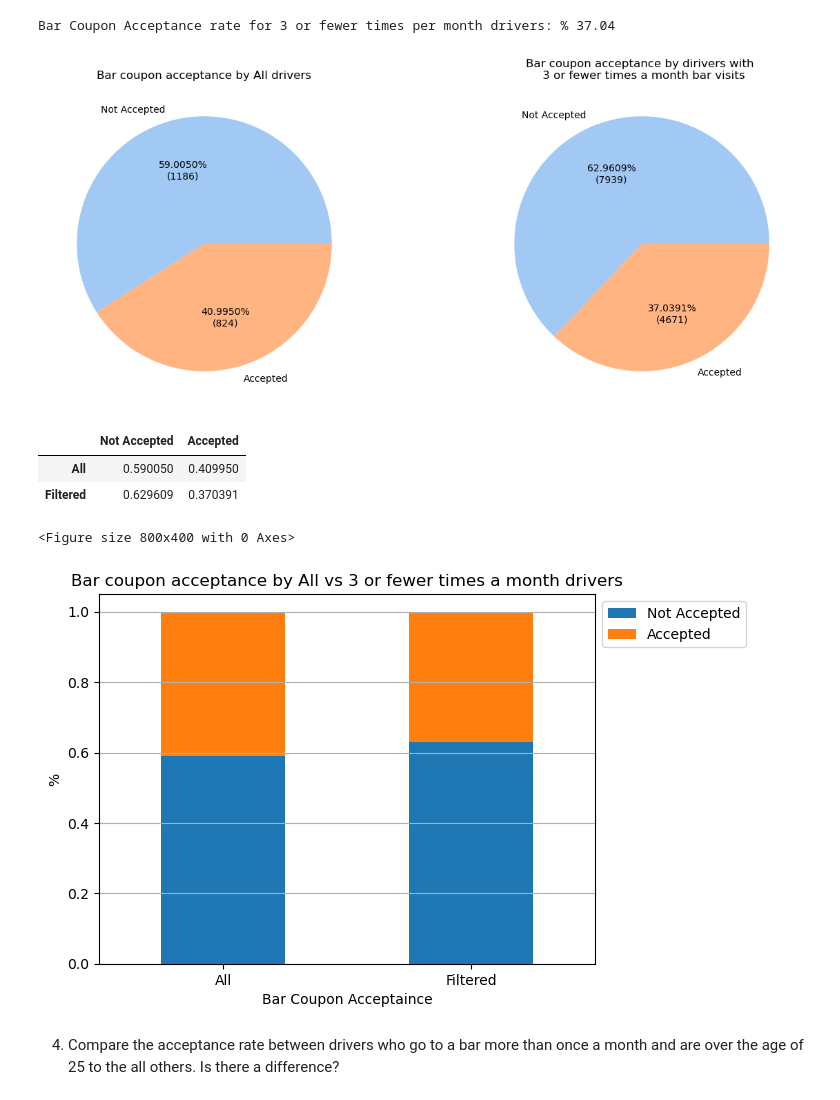
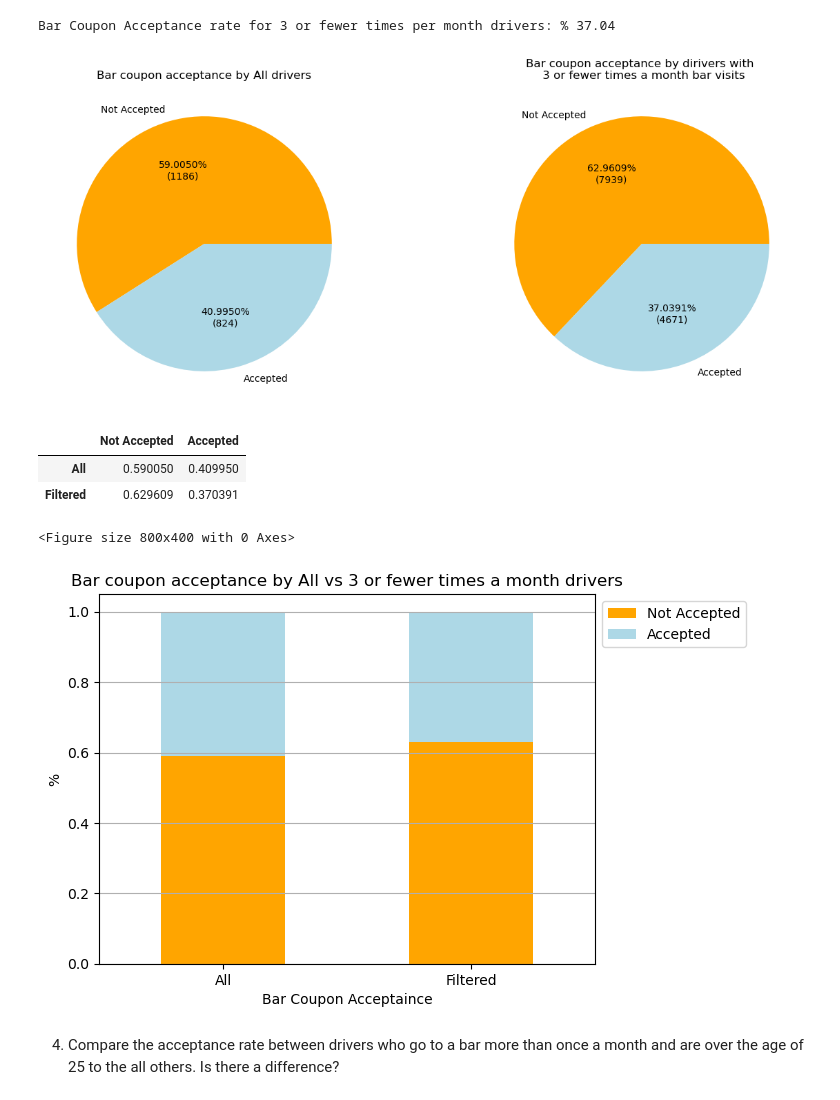
Before and after one commit to JKalantar/Jay-Kalantar-Practical-Application-Assignment-5.1, a Jupyter notebook: Jay-Kalantar-Practical-Application-Assignment-5.1.ipynb, the cells around one changed output. Cells and saved outputs as stored; diff of their text form; code cells hidden in the pictures.

```diff
--- a/Jay-Kalantar-Practical-Application-Assignment-5.1.ipynb
+++ b/Jay-Kalantar-Practical-Application-Assignment-5.1.ipynb
@@ -297,28 +308,32 @@ Bar Coupon Acceptance rate for 3 or fewer times per month drivers: % 37.04
 # %%
 #Plot both pie charts side by side
 def my_fmt(x):
     return '{:.4f}%\n({:.0f})'.format(x, total*x/100)
 
 row_names = {0 :'Not Accepted',1 :'Accepted'}
 
 v_counts = bar_coupons.Y.value_counts().rename(index = row_names)
 total = len(bar_coupons)
 
+labels = ['Not Accepted', 'Accepted']
+colours = {'Not Accepted': 'orange', 'Accepted': 'lightblue'}
+
 plt.figure(figsize=(15, 6))
+
 plt.subplot(121)
 #create pie chart
-plt.pie(v_counts, labels=v_counts.index, colors = colors, autopct=my_fmt)
+plt.pie(v_counts, labels=v_counts.index, colors = [colours[key] for key in labels], autopct=my_fmt)
 plt.title('Bar coupon acceptance by All drivers')
 
 plt.subplot(122)
 v_counts = bar_filtered.Y.value_counts().rename(index = row_names)
 total = len(data)
 
 #create pie chart
-plt.pie(v_counts, labels=v_counts.index, colors = colors, autopct=my_fmt)
+plt.pie(v_counts, labels=v_counts.index, colors = [colours[key] for key in labels], autopct=my_fmt)
 plt.title('Bar coupon acceptance by dirivers with \n 3 or fewer times a month bar visits');
 # %% [output]
-[figure, old version]
+[figure, new version]
 # %%
 #List of All drivers
 all_bar_goers = bar_coupons.Y.value_counts(normalize='index').reset_index().rename(columns= {"Y" : "All"})
@@ -341,16 +356,18 @@ df
 # %%
 #Plot the Coupon acceptance
 plt.figure(figsize=(8, 4))
-ax = df.plot(kind = 'bar', stacked=True)
+colours = {'Not Accepted': 'orange', 'Accepted': 'lightblue'}
+
+ax = df.plot(kind = 'bar', stacked = True, color = [colours[key] for key in labels])
 plt.xticks(rotation = 0)
 ax.set_xlabel('Bar Coupon Acceptaince')
 ax.set_ylabel('%')
 ax.legend(bbox_to_anchor=(1, 1))
-plt.grid(axis = 'y', )
+plt.grid(axis = 'y' )
 plt.title('Bar coupon acceptance by All vs 3 or fewer times a month drivers');
 # %% [output]
 <Figure size 800x400 with 0 Axes>
-[figure, old version]
+[figure, new version]
 # %% [markdown]
 4. Compare the acceptance rate between drivers who go to a bar more than once a month and are over the age of 25 to the all others.  Is there a difference?
 # %%
```
Also changed, not shown: parts of 36 cells of this notebook, 1 other file.
